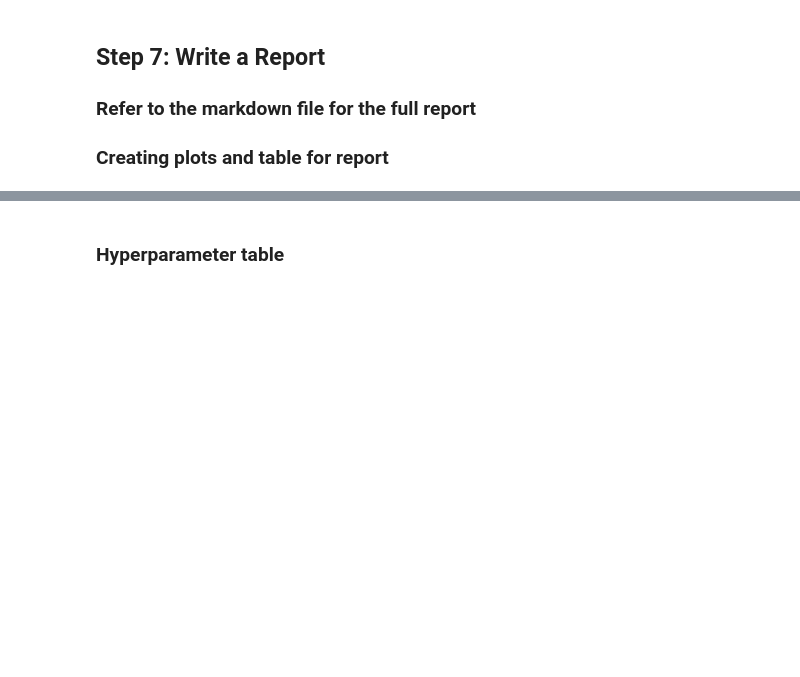
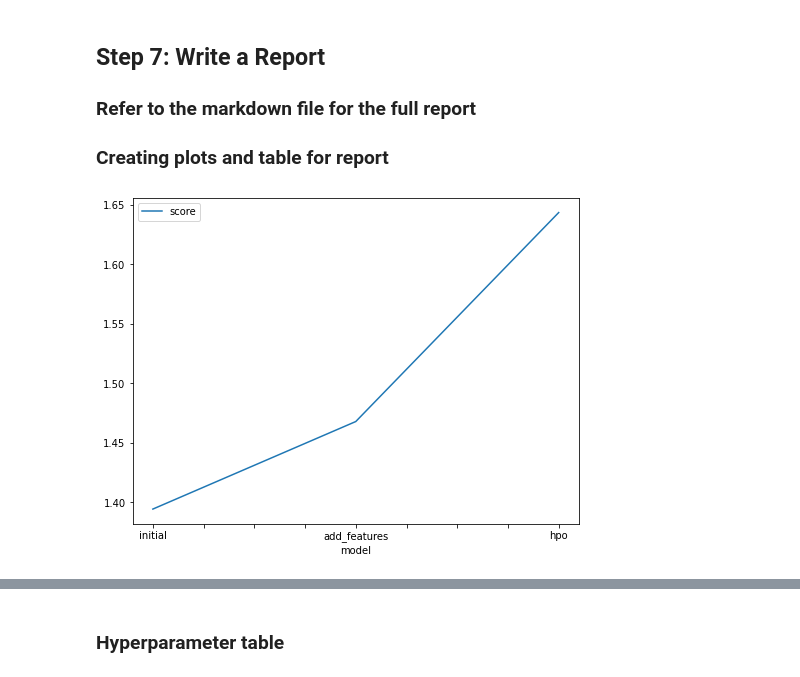
Before and after one commit to beauvilerobed/Predict-Bike-Sharing-Demand-with-AutoGluon, a Jupyter notebook: project-template.ipynb, the cells around one changed output, grey strips where cells are left out. Saved outputs shown, nothing was run; the diff lists cells and outputs as text; code cells hidden in the pictures; blank space fills up the shorter version.

```diff
--- a/project-template.ipynb
+++ b/project-template.ipynb
@@ -469,13 +469,15 @@ submission.csv               2021-11-29 19:15:54  first raw submission
 # %%
 # Taking the top model score from each training run and creating a line plot to show improvement
 # You can create these in the notebook and save them to PNG or use some other tool (e.g. google sheets, excel)
 fig = pd.DataFrame(
     {
         "model": ["initial", "add_features", "hpo"],
-        "score": [?, ?, ?]
+        "score": [1.39422, 1.46785, 1.64363]
     }
 ).plot(x="model", y="score", figsize=(8, 6)).get_figure()
 fig.savefig('model_train_score.png')
+# %% [output]
+[figure, added]
 # %%
 # Take the 3 kaggle scores and creating a line plot to show improvement
 fig = pd.DataFrame(
```
Also changed, not shown: parts of 4 cells of this notebook, 3 other files.
